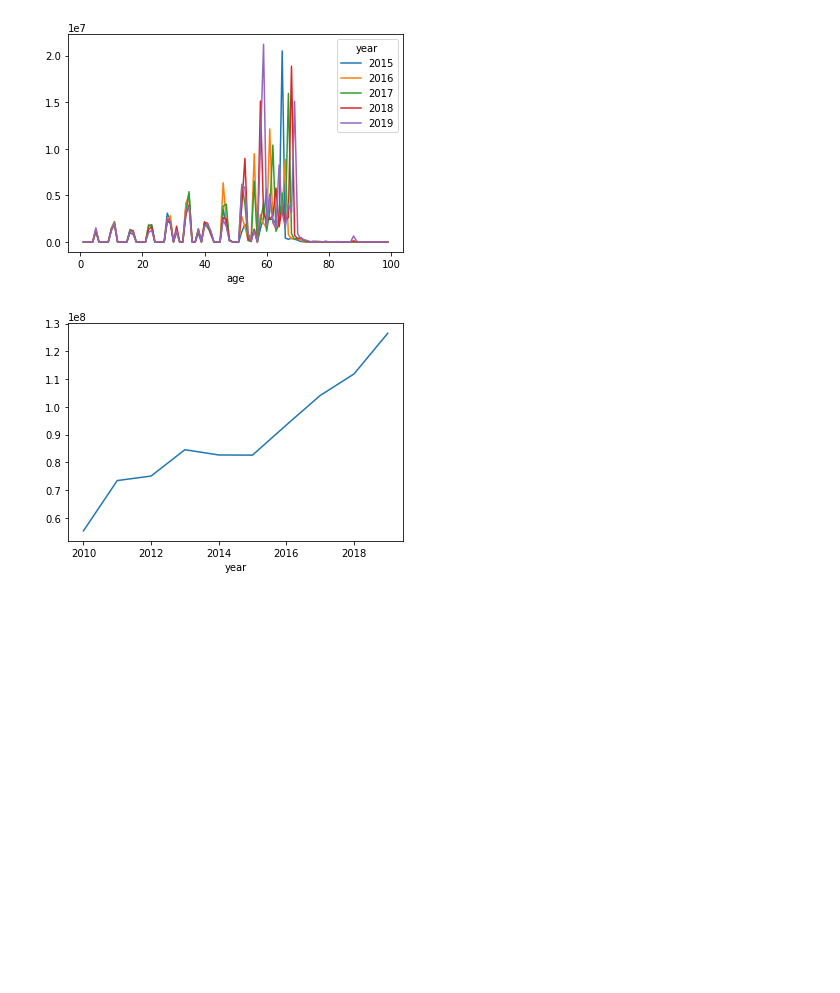
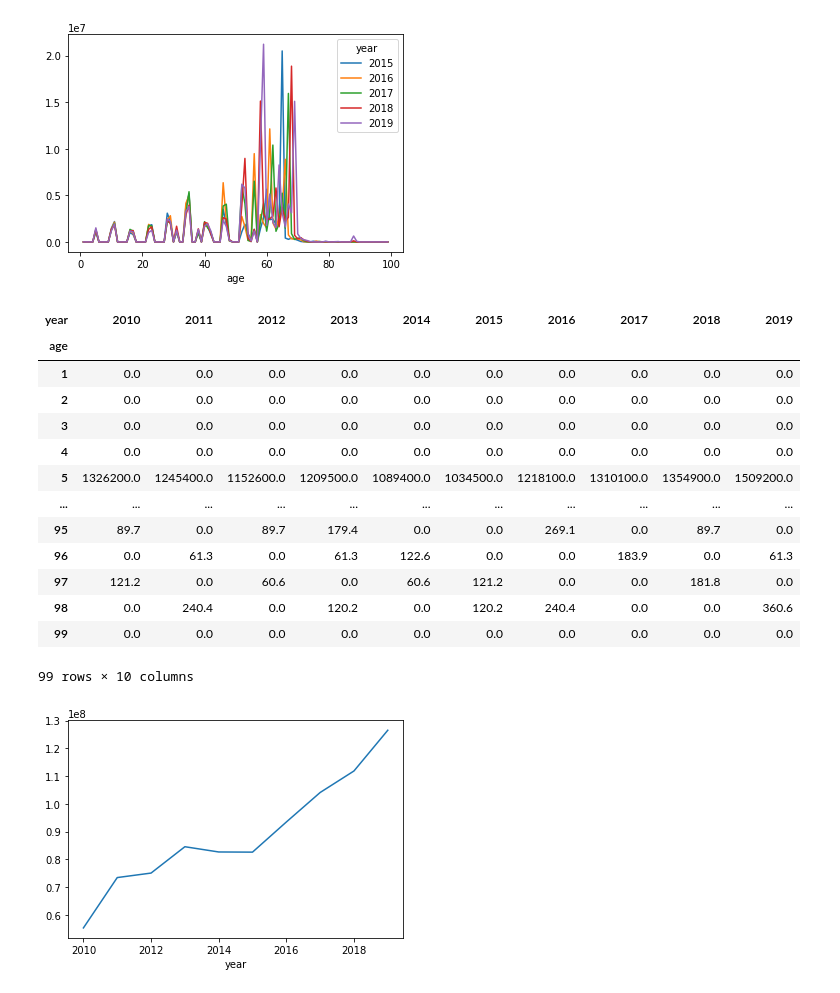
Before and after one commit to gavintreseder/pof, a Jupyter notebook: notebooks/component.ipynb, the cells around one changed output. Drawn from its saved outputs; the diff is of its cells as text; code cells hidden in the pictures; blank space fills up the shorter version.

```diff
--- a/notebooks/component.ipynb
+++ b/notebooks/component.ipynb
@@ -144,6 +144,23 @@ def get_cost_profile(df_age, df_erc, start_year, end_year, current_year=None):
     df_cost = df_forecast['assets'].mul(df_age_cost.reindex(df_forecast.index).values, axis=1)
 
     return df_cost
+# %%
+df_cost
+# %% [output]
+| year | 2010 | 2011 | 2012 | 2013 | 2014 | 2015 | 2016 | 2017 | 2018 | 2019 |
+| age |  |  |  |  |  |  |  |  |  |  |
+| 1 | 0.0 | 0.0 | 0.0 | 0.0 | 0.0 | 0.0 | 0.0 | 0.0 | 0.0 | 0.0 |
+| 2 | 0.0 | 0.0 | 0.0 | 0.0 | 0.0 | 0.0 | 0.0 | 0.0 | 0.0 | 0.0 |
+| 3 | 0.0 | 0.0 | 0.0 | 0.0 | 0.0 | 0.0 | 0.0 | 0.0 | 0.0 | 0.0 |
+| 4 | 0.0 | 0.0 | 0.0 | 0.0 | 0.0 | 0.0 | 0.0 | 0.0 | 0.0 | 0.0 |
+| 5 | 1326200.0 | 1245400.0 | 1152600.0 | 1209500.0 | 1089400.0 | 1034500.0 | 1218100.0 | 1310100.0 | 1354900.0 | 1509200.0 |
+| ... | ... | ... | ... | ... | ... | ... | ... | ... | ... | ... |
+| 95 | 89.7 | 0.0 | 89.7 | 179.4 | 0.0 | 0.0 | 269.1 | 0.0 | 89.7 | 0.0 |
+| 96 | 0.0 | 61.3 | 0.0 | 61.3 | 122.6 | 0.0 | 0.0 | 183.9 | 0.0 | 61.3 |
+| 97 | 121.2 | 0.0 | 60.6 | 0.0 | 60.6 | 121.2 | 0.0 | 0.0 | 181.8 | 0.0 |
+| 98 | 0.0 | 240.4 | 0.0 | 120.2 | 0.0 | 120.2 | 240.4 | 0.0 | 0.0 | 360.6 |
+| 99 | 0.0 | 0.0 | 0.0 | 0.0 | 0.0 | 0.0 | 0.0 | 0.0 | 0.0 | 0.0 |
+99 rows × 10 columns
 # %%
 df_cost = get_cost_profile(df_age, df_erc, 2010, 2019, 2020)
 df_cost.sum().plot();
```
Also changed, not shown: parts of 4 cells of this notebook, 20 other files.
